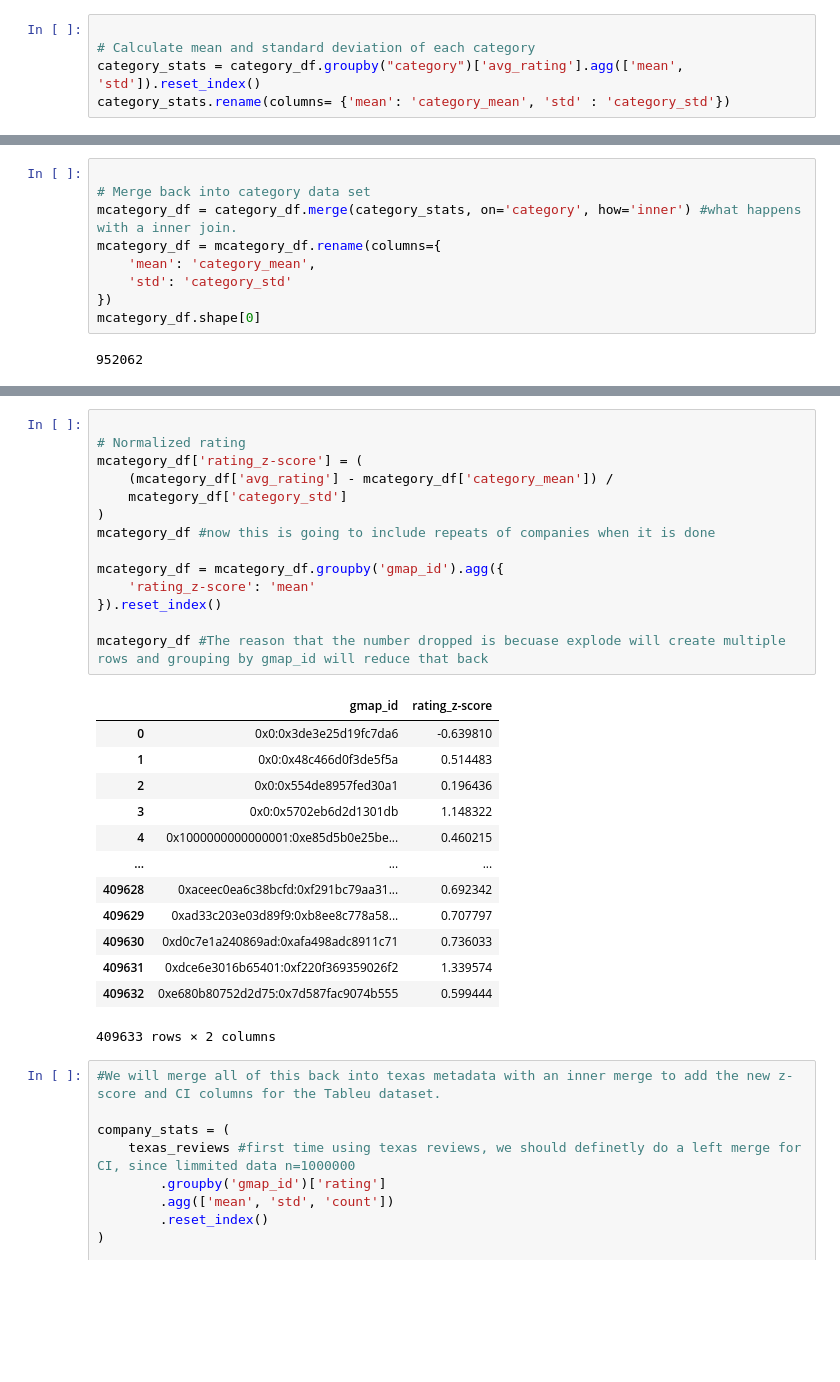
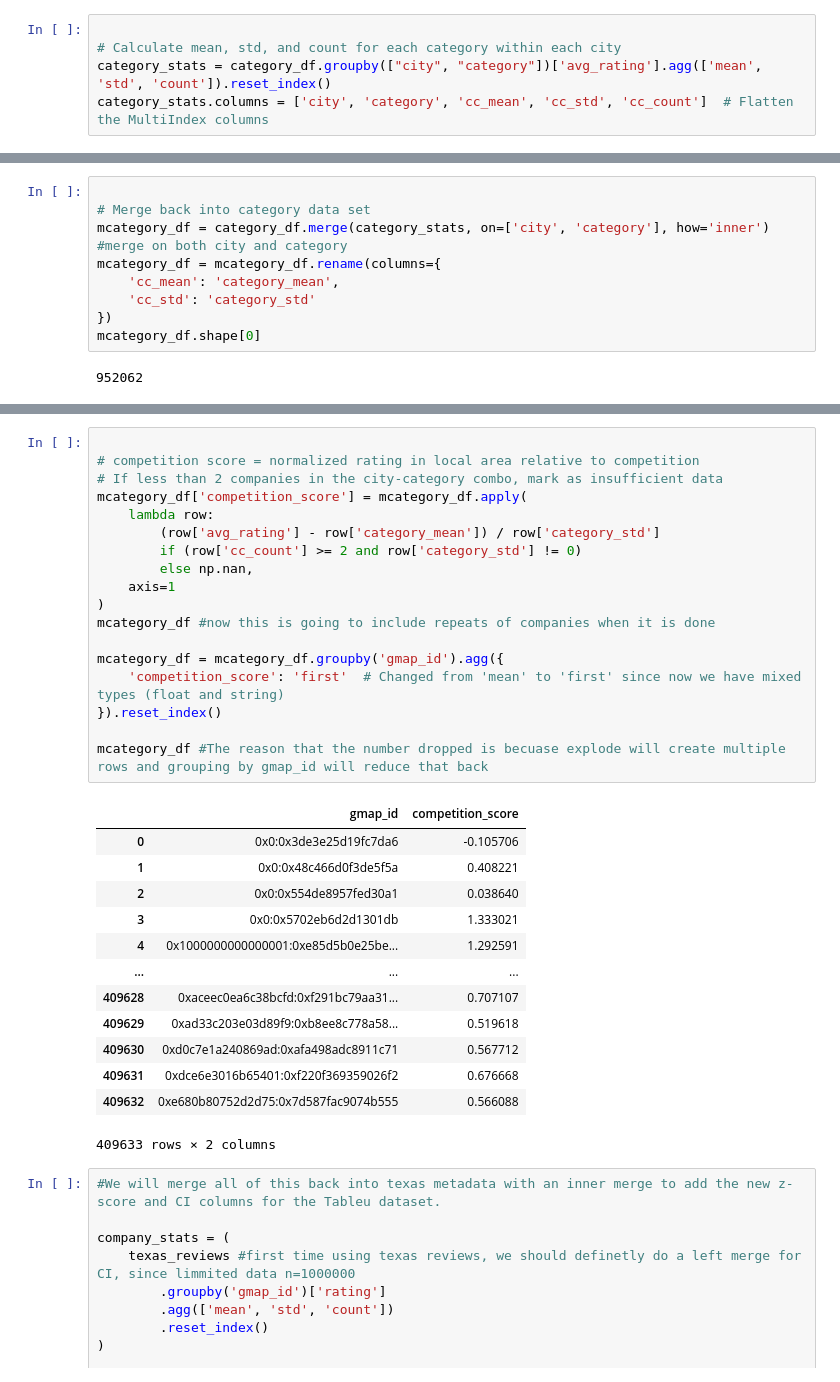
Before and after one commit to Dhrutube/DS3-LocalLens, a Jupyter notebook: Normalizing_Review_Culture.ipynb, the cells around one changed output, grey strips where cells are left out. Cells and saved outputs as stored; diff of their text form; blank space fills up the shorter version.

```diff
--- a/Normalizing_Review_Culture.ipynb
+++ b/Normalizing_Review_Culture.ipynb
@@ -68,6 +97,6 @@ category_df = category_df[category_df.get('category_count') > category_counts_th
 category_df = category_df.sort_values(by='category_count', ascending=False)
 # %%
 
-# Calculate mean and standard deviation of each category
-category_stats = category_df.groupby("category")['avg_rating'].agg(['mean', 'std']).reset_index()
-category_stats.rename(columns= {'mean': 'category_mean', 'std' : 'category_std'})
+# Calculate mean, std, and count for each category within each city
+category_stats = category_df.groupby(["city", "category"])['avg_rating'].agg(['mean', 'std', 'count']).reset_index()
+category_stats.columns = ['city', 'category', 'cc_mean', 'cc_std', 'cc_count']  # Flatten the MultiIndex columns
@@ -88,10 +103,10 @@ category_stats.rename(columns= {'mean': 'category_mean', 'std' : 'category_std'}
 # %%
 
 # Merge back into category data set
-mcategory_df = category_df.merge(category_stats, on='category', how='inner') #what happens with a inner join.
+mcategory_df = category_df.merge(category_stats, on=['city', 'category'], how='inner') #merge on both city and category
 mcategory_df = mcategory_df.rename(columns={
-    'mean': 'category_mean',
-    'std': 'category_std'
+    'cc_mean': 'category_mean',
+    'cc_std': 'category_std'
 })
 mcategory_df.shape[0]
 # %% [output]
@@ -99,30 +122,34 @@ mcategory_df.shape[0]
 # %%
 
-# Normalized rating
-mcategory_df['rating_z-score'] = (
-    (mcategory_df['avg_rating'] - mcategory_df['category_mean']) /
-    mcategory_df['category_std']
+# competition score = normalized rating in local area relative to competition
+# If less than 2 companies in the city-category combo, mark as insufficient data
+mcategory_df['competition_score'] = mcategory_df.apply(
+    lambda row:
+        (row['avg_rating'] - row['category_mean']) / row['category_std']
+        if (row['cc_count'] >= 2 and row['category_std'] != 0)
+        else np.nan,
+    axis=1
 )
 mcategory_df #now this is going to include repeats of companies when it is done
 
 mcategory_df = mcategory_df.groupby('gmap_id').agg({
-    'rating_z-score': 'mean'
+    'competition_score': 'first'  # Changed from 'mean' to 'first' since now we have mixed types (float and string)
 }).reset_index()
 
 mcategory_df #The reason that the number dropped is becuase explode will create multiple rows and grouping by gmap_id will reduce that back
 # %% [output]
-|  | gmap_id | rating_z-score |
-| 0 | 0x0:0x3de3e25d19fc7da6 | -0.639810 |
-| 1 | 0x0:0x48c466d0f3de5f5a | 0.514483 |
-| 2 | 0x0:0x554de8957fed30a1 | 0.196436 |
-| 3 | 0x0:0x5702eb6d2d1301db | 1.148322 |
-| 4 | 0x1000000000000001:0xe85d5b0e25be... | 0.460215 |
+|  | gmap_id | competition_score |
+| 0 | 0x0:0x3de3e25d19fc7da6 | -0.105706 |
+| 1 | 0x0:0x48c466d0f3de5f5a | 0.408221 |
+| 2 | 0x0:0x554de8957fed30a1 | 0.038640 |
+| 3 | 0x0:0x5702eb6d2d1301db | 1.333021 |
+| 4 | 0x1000000000000001:0xe85d5b0e25be... | 1.292591 |
 | ... | ... | ... |
-| 409628 | 0xaceec0ea6c38bcfd:0xf291bc79aa31... | 0.692342 |
-| 409629 | 0xad33c203e03d89f9:0xb8ee8c778a58... | 0.707797 |
-| 409630 | 0xd0c7e1a240869ad:0xafa498adc8911c71 | 0.736033 |
-| 409631 | 0xdce6e3016b65401:0xf220f369359026f2 | 1.339574 |
-| 409632 | 0xe680b80752d2d75:0x7d587fac9074b555 | 0.599444 |
+| 409628 | 0xaceec0ea6c38bcfd:0xf291bc79aa31... | 0.707107 |
+| 409629 | 0xad33c203e03d89f9:0xb8ee8c778a58... | 0.519618 |
+| 409630 | 0xd0c7e1a240869ad:0xafa498adc8911c71 | 0.567712 |
+| 409631 | 0xdce6e3016b65401:0xf220f369359026f2 | 0.676668 |
+| 409632 | 0xe680b80752d2d75:0x7d587fac9074b555 | 0.566088 |
 409633 rows × 2 columns
 # %%
 #We will merge all of this back into texas metadata with an inner merge to add the new z-score and CI columns for the Tableu dataset.
```
Also changed, not shown: parts of 16 cells of this notebook, 2 other files.
